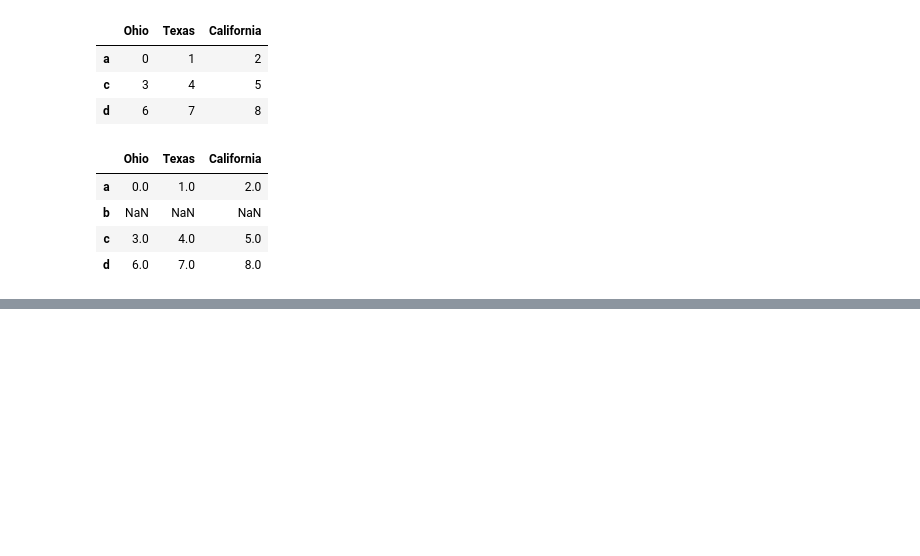
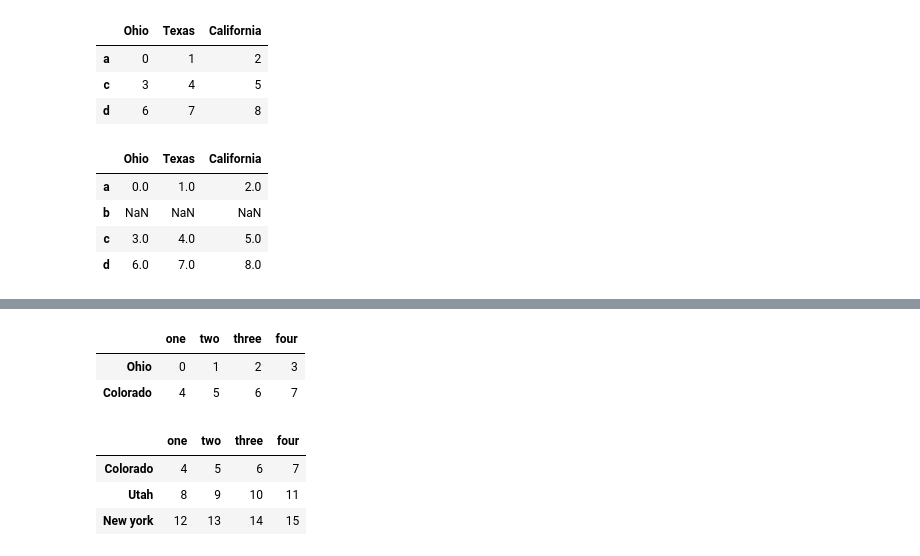
Before and after one commit to saliveja/pandas_study, a Jupyter notebook: python_for_data_analysis.ipynb, the cells around one changed output, grey strips where cells are left out. Cells and saved outputs as stored; diff of their text form; code cells hidden in the pictures; blank space fills up the shorter version.

```diff
--- a/python_for_data_analysis.ipynb
+++ b/python_for_data_analysis.ipynb
@@ -669,0 +700,14 @@ dtype: float64
+# %%
+data[:2]
+# slices the rows, returning all columns and the two first rows with values
+# %% [output]
+|  | one | two | three | four |
+| Ohio | 0 | 1 | 2 | 3 |
+| Colorado | 4 | 5 | 6 | 7 |
+# %%
+data[data['three'] > 5]
+# %% [output]
+|  | one | two | three | four |
+| Colorado | 4 | 5 | 6 | 7 |
+| Utah | 8 | 9 | 10 | 11 |
+| New york | 12 | 13 | 14 | 15 |
```
Also changed, not shown: parts of 55 cells of this notebook.
